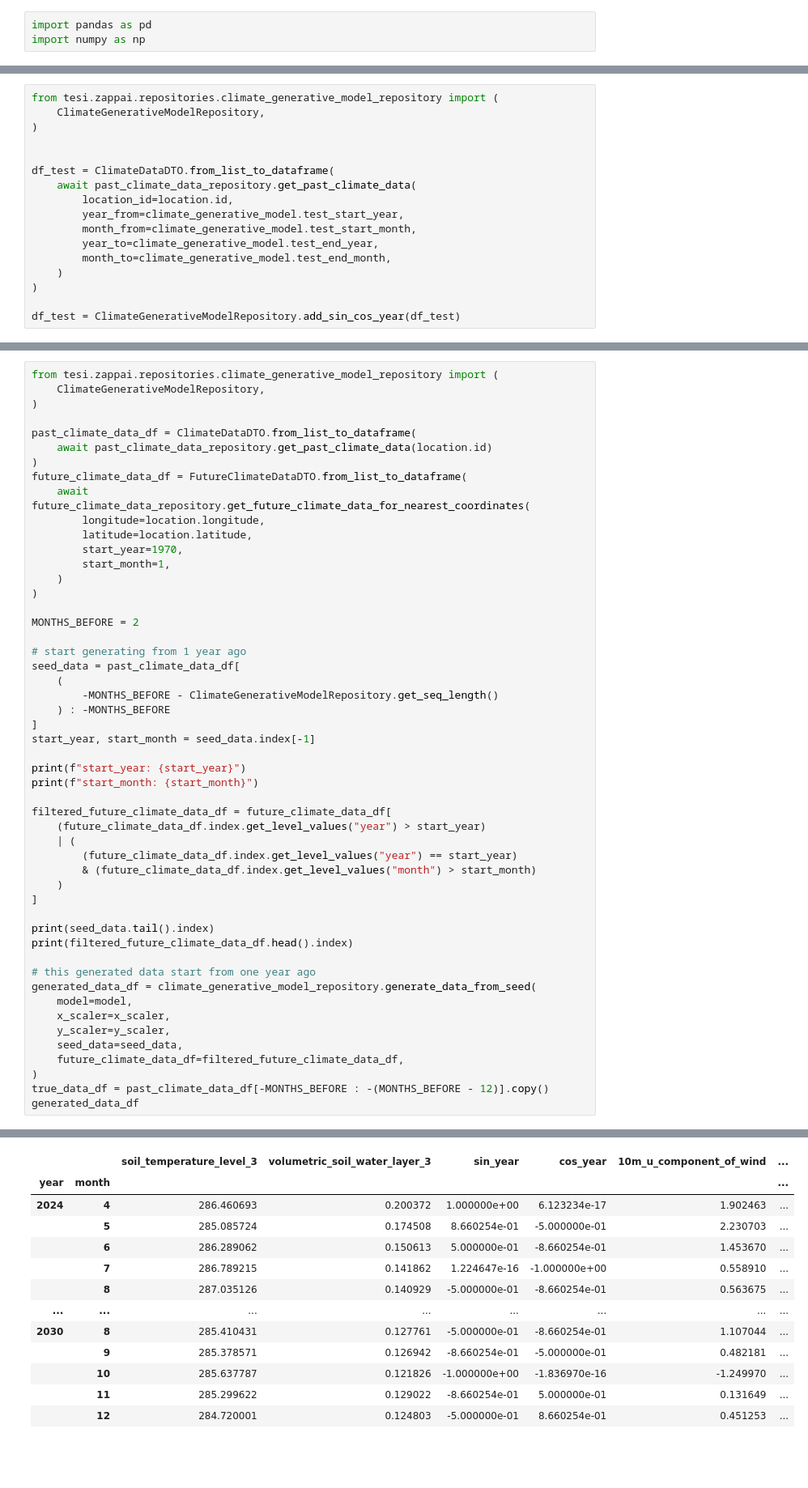
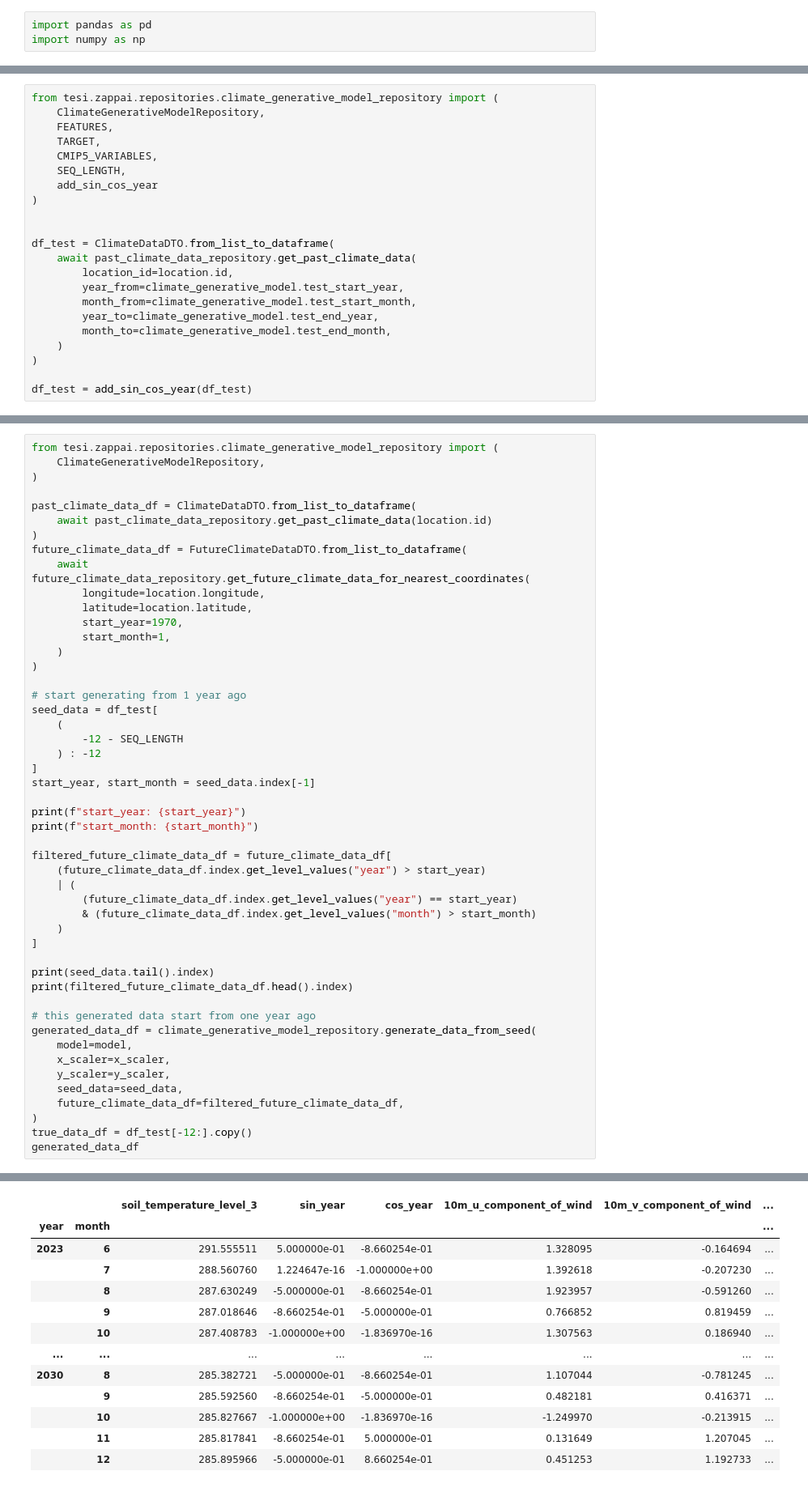
Before and after one commit to PeppeOsmio/tesi, a Jupyter notebook: test_model.ipynb, the cells around one changed output, grey strips where cells are left out. Shown at 81% size. Drawn from its saved outputs; the diff is of its cells as text; blank space fills up the shorter version.

```diff
--- a/test_model.ipynb
+++ b/test_model.ipynb
@@ -77,6 +90,11 @@ Epoch 50/50
 # %%
 from tesi.zappai.repositories.climate_generative_model_repository import (
     ClimateGenerativeModelRepository,
+    FEATURES,
+    TARGET,
+    CMIP5_VARIABLES,
+    SEQ_LENGTH,
+    add_sin_cos_year
 )
 
 
@@ -90,5 +108,5 @@ df_test = ClimateDataDTO.from_list_to_dataframe(
     )
 )
 
-df_test = ClimateGenerativeModelRepository.add_sin_cos_year(df_test)
+df_test = add_sin_cos_year(df_test)
 # %%
@@ -230,13 +209,11 @@ future_climate_data_df = FutureClimateDataDTO.from_list_to_dataframe(
     )
 )
 
-MONTHS_BEFORE = 2
-
 # start generating from 1 year ago
-seed_data = past_climate_data_df[
+seed_data = df_test[
     (
-        -MONTHS_BEFORE - ClimateGenerativeModelRepository.get_seq_length()
-    ) : -MONTHS_BEFORE
+        -12 - SEQ_LENGTH
+    ) : -12
 ]
 start_year, start_month = seed_data.index[-1]
 
@@ -262,6 +239,6 @@ generated_data_df = climate_generative_model_repository.generate_data_from_seed(
     seed_data=seed_data,
     future_climate_data_df=filtered_future_climate_data_df,
 )
-true_data_df = past_climate_data_df[-MONTHS_BEFORE : -(MONTHS_BEFORE - 12)].copy()
+true_data_df = df_test[-12:].copy()
 generated_data_df
 # %% [output]
@@ -285,13 +262,13 @@ enriched_prediction.soil_temperature_level_3: 284.7200012207031
-|  |  | soil_temperature_level_3 | volumetric_soil_water_layer_3 | sin_year | cos_year | 10m_u_component_of_wind | ... |
+|  |  | soil_temperature_level_3 | sin_year | cos_year | 10m_u_component_of_wind | 10m_v_component_of_wind | ... |
 | year | month |  |  |  |  |  | ... |
-| 2024 | 4 | 286.460693 | 0.200372 | 1.000000e+00 | 6.123234e-17 | 1.902463 | ... |
-|  | 5 | 285.085724 | 0.174508 | 8.660254e-01 | -5.000000e-01 | 2.230703 | ... |
-|  | 6 | 286.289062 | 0.150613 | 5.000000e-01 | -8.660254e-01 | 1.453670 | ... |
-|  | 7 | 286.789215 | 0.141862 | 1.224647e-16 | -1.000000e+00 | 0.558910 | ... |
-|  | 8 | 287.035126 | 0.140929 | -5.000000e-01 | -8.660254e-01 | 0.563675 | ... |
+| 2023 | 6 | 291.555511 | 5.000000e-01 | -8.660254e-01 | 1.328095 | -0.164694 | ... |
+|  | 7 | 288.560760 | 1.224647e-16 | -1.000000e+00 | 1.392618 | -0.207230 | ... |
+|  | 8 | 287.630249 | -5.000000e-01 | -8.660254e-01 | 1.923957 | -0.591260 | ... |
+|  | 9 | 287.018646 | -8.660254e-01 | -5.000000e-01 | 0.766852 | 0.819459 | ... |
+|  | 10 | 287.408783 | -1.000000e+00 | -1.836970e-16 | 1.307563 | 0.186940 | ... |
 | ... | ... | ... | ... | ... | ... | ... | ... |
-| 2030 | 8 | 285.410431 | 0.127761 | -5.000000e-01 | -8.660254e-01 | 1.107044 | ... |
-|  | 9 | 285.378571 | 0.126942 | -8.660254e-01 | -5.000000e-01 | 0.482181 | ... |
-|  | 10 | 285.637787 | 0.121826 | -1.000000e+00 | -1.836970e-16 | -1.249970 | ... |
-|  | 11 | 285.299622 | 0.129022 | -8.660254e-01 | 5.000000e-01 | 0.131649 | ... |
-|  | 12 | 284.720001 | 0.124803 | -5.000000e-01 | 8.660254e-01 | 0.451253 | ... |
+| 2030 | 8 | 285.382721 | -5.000000e-01 | -8.660254e-01 | 1.107044 | -0.781245 | ... |
+|  | 9 | 285.592560 | -8.660254e-01 | -5.000000e-01 | 0.482181 | 0.416371 | ... |
+|  | 10 | 285.827667 | -1.000000e+00 | -1.836970e-16 | -1.249970 | -0.213915 | ... |
+|  | 11 | 285.817841 | -8.660254e-01 | 5.000000e-01 | 0.131649 | 1.207045 | ... |
+|  | 12 | 285.895966 | -5.000000e-01 | 8.660254e-01 | 0.451253 | 1.192733 | ... |
```
Also changed, not shown: parts of 11 cells of this notebook, 1 other file.
